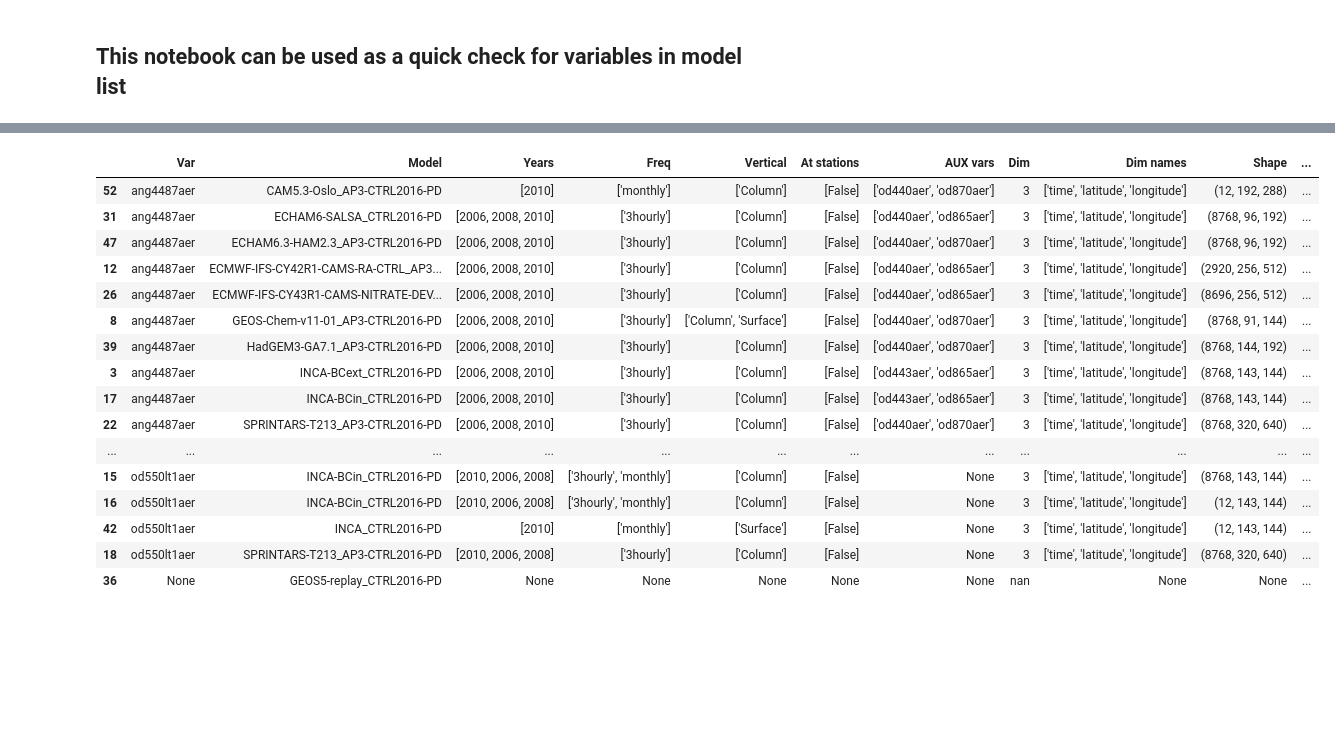
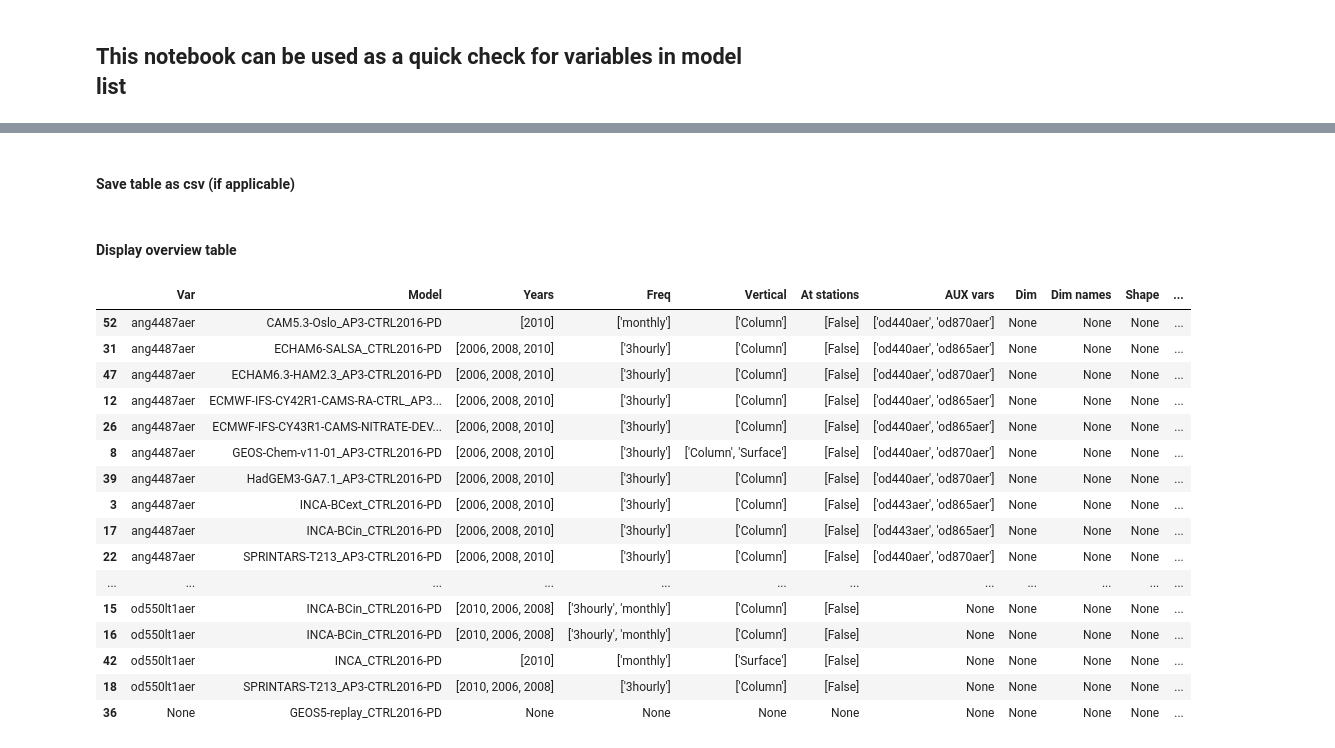
Before and after one commit to metno/pyaerocom-synthesis, a Jupyter notebook: model_var_overview.ipynb, the cells around one changed output, grey strips where cells are left out. Cells and saved outputs as stored; diff of their text form; code cells hidden in the pictures; blank space fills up the shorter version.

Commit message:
Moved python helper modules (.py files) into new helpers subdir; updated overview notebook

```diff
--- a/model_var_overview.ipynb
+++ b/model_var_overview.ipynb
@@ -19,0 +20,2 @@ MODEL_DIR
+# %%
+QUICKMODE = True
@@ -20,4 +36,5 @@ MODEL_DIR
 # %%
+models = get_model_ids()
 models
 # %% [output]
 ['INCA-BCext_CTRL2016-PD',
@@ -45,7 +64,7 @@ VARS = ['ang4487aer', 'od550aer', 'od550lt1aer', 'ec*', 'scatc*', 'absc*', 'ssa*
 # %%
 df = pya.utils.create_varinfo_table(model_ids=models,
                                     vars_or_var_patterns=VARS,
-                                    read_data=True,
+                                    read_data=not QUICKMODE,
                                     sort_by_cols=['Var', 'Model'])
 # %% [output]
 At model: INCA-BCext_CTRL2016-PD (0 of 18)
@@ -54,0 +89,2 @@ At model: ECMWF-IFS-CY42R1-CAMS-RA-CTRL_AP3-CTRL2016-PD (3 of 18)
+# %% [markdown]
+#### Save table as csv (if applicable)
@@ -55,21 +94,23 @@ At model: ECMWF-IFS-CY42R1-CAMS-RA-CTRL_AP3-CTRL2016-PD (3 of 18)
+# %% [markdown]
+#### Display overview table
 # %%
-df.to_csv('output/model_var_overview.csv')
-df.style.apply(highlight_row, axis=None)
+from helpers.pandas import _dataframe_highlight_4d_no_altitude_dim
+df.style.apply(_dataframe_highlight_4d_no_altitude_dim, axis=None)
 # %% [output]
 |  | Var | Model | Years | Freq | Vertical | At stations | AUX vars | Dim | Dim names | Shape | ... |
-| 52 | ang4487aer | CAM5.3-Oslo_AP3-CTRL2016-PD | [2010] | ['monthly'] | ['Column'] | [False] | ['od440aer', 'od870aer'] | 3 | ['time', 'latitude', 'longitude'] | (12, 192, 288) | ... |
-| 31 | ang4487aer | ECHAM6-SALSA_CTRL2016-PD | [2006, 2008, 2010] | ['3hourly'] | ['Column'] | [False] | ['od440aer', 'od865aer'] | 3 | ['time', 'latitude', 'longitude'] | (8768, 96, 192) | ... |
-| 47 | ang4487aer | ECHAM6.3-HAM2.3_AP3-CTRL2016-PD | [2006, 2008, 2010] | ['3hourly'] | ['Column'] | [False] | ['od440aer', 'od870aer'] | 3 | ['time', 'latitude', 'longitude'] | (8768, 96, 192) | ... |
-| 12 | ang4487aer | ECMWF-IFS-CY42R1-CAMS-RA-CTRL_AP3... | [2006, 2008, 2010] | ['3hourly'] | ['Column'] | [False] | ['od440aer', 'od865aer'] | 3 | ['time', 'latitude', 'longitude'] | (2920, 256, 512) | ... |
-| 26 | ang4487aer | ECMWF-IFS-CY43R1-CAMS-NITRATE-DEV... | [2006, 2008, 2010] | ['3hourly'] | ['Column'] | [False] | ['od440aer', 'od865aer'] | 3 | ['time', 'latitude', 'longitude'] | (8696, 256, 512) | ... |
-| 8 | ang4487aer | GEOS-Chem-v11-01_AP3-CTRL2016-PD | [2006, 2008, 2010] | ['3hourly'] | ['Column', 'Surface'] | [False] | ['od440aer', 'od870aer'] | 3 | ['time', 'latitude', 'longitude'] | (8768, 91, 144) | ... |
-| 39 | ang4487aer | HadGEM3-GA7.1_AP3-CTRL2016-PD | [2006, 2008, 2010] | ['3hourly'] | ['Column'] | [False] | ['od440aer', 'od870aer'] | 3 | ['time', 'latitude', 'longitude'] | (8768, 144, 192) | ... |
-| 3 | ang4487aer | INCA-BCext_CTRL2016-PD | [2006, 2008, 2010] | ['3hourly'] | ['Column'] | [False] | ['od443aer', 'od865aer'] | 3 | ['time', 'latitude', 'longitude'] | (8768, 143, 144) | ... |
-| 17 | ang4487aer | INCA-BCin_CTRL2016-PD | [2006, 2008, 2010] | ['3hourly'] | ['Column'] | [False] | ['od443aer', 'od865aer'] | 3 | ['time', 'latitude', 'longitude'] | (8768, 143, 144) | ... |
-| 22 | ang4487aer | SPRINTARS-T213_AP3-CTRL2016-PD | [2006, 2008, 2010] | ['3hourly'] | ['Column'] | [False] | ['od440aer', 'od870aer'] | 3 | ['time', 'latitude', 'longitude'] | (8768, 320, 640) | ... |
+| 52 | ang4487aer | CAM5.3-Oslo_AP3-CTRL2016-PD | [2010] | ['monthly'] | ['Column'] | [False] | ['od440aer', 'od870aer'] | None | None | None | ... |
+| 31 | ang4487aer | ECHAM6-SALSA_CTRL2016-PD | [2006, 2008, 2010] | ['3hourly'] | ['Column'] | [False] | ['od440aer', 'od865aer'] | None | None | None | ... |
+| 47 | ang4487aer | ECHAM6.3-HAM2.3_AP3-CTRL2016-PD | [2006, 2008, 2010] | ['3hourly'] | ['Column'] | [False] | ['od440aer', 'od870aer'] | None | None | None | ... |
+| 12 | ang4487aer | ECMWF-IFS-CY42R1-CAMS-RA-CTRL_AP3... | [2006, 2008, 2010] | ['3hourly'] | ['Column'] | [False] | ['od440aer', 'od865aer'] | None | None | None | ... |
+| 26 | ang4487aer | ECMWF-IFS-CY43R1-CAMS-NITRATE-DEV... | [2006, 2008, 2010] | ['3hourly'] | ['Column'] | [False] | ['od440aer', 'od865aer'] | None | None | None | ... |
+| 8 | ang4487aer | GEOS-Chem-v11-01_AP3-CTRL2016-PD | [2006, 2008, 2010] | ['3hourly'] | ['Column', 'Surface'] | [False] | ['od440aer', 'od870aer'] | None | None | None | ... |
+| 39 | ang4487aer | HadGEM3-GA7.1_AP3-CTRL2016-PD | [2006, 2008, 2010] | ['3hourly'] | ['Column'] | [False] | ['od440aer', 'od870aer'] | None | None | None | ... |
+| 3 | ang4487aer | INCA-BCext_CTRL2016-PD | [2006, 2008, 2010] | ['3hourly'] | ['Column'] | [False] | ['od443aer', 'od865aer'] | None | None | None | ... |
+| 17 | ang4487aer | INCA-BCin_CTRL2016-PD | [2006, 2008, 2010] | ['3hourly'] | ['Column'] | [False] | ['od443aer', 'od865aer'] | None | None | None | ... |
+| 22 | ang4487aer | SPRINTARS-T213_AP3-CTRL2016-PD | [2006, 2008, 2010] | ['3hourly'] | ['Column'] | [False] | ['od440aer', 'od870aer'] | None | None | None | ... |
 | ... | ... | ... | ... | ... | ... | ... | ... | ... | ... | ... | ... |
-| 15 | od550lt1aer | INCA-BCin_CTRL2016-PD | [2010, 2006, 2008] | ['3hourly', 'monthly'] | ['Column'] | [False] | None | 3 | ['time', 'latitude', 'longitude'] | (8768, 143, 144) | ... |
-| 16 | od550lt1aer | INCA-BCin_CTRL2016-PD | [2010, 2006, 2008] | ['3hourly', 'monthly'] | ['Column'] | [False] | None | 3 | ['time', 'latitude', 'longitude'] | (12, 143, 144) | ... |
-| 42 | od550lt1aer | INCA_CTRL2016-PD | [2010] | ['monthly'] | ['Surface'] | [False] | None | 3 | ['time', 'latitude', 'longitude'] | (12, 143, 144) | ... |
-| 18 | od550lt1aer | SPRINTARS-T213_AP3-CTRL2016-PD | [2010, 2006, 2008] | ['3hourly'] | ['Column'] | [False] | None | 3 | ['time', 'latitude', 'longitude'] | (8768, 320, 640) | ... |
-| 36 | None | GEOS5-replay_CTRL2016-PD | None | None | None | None | None | nan | None | None | ... |
+| 15 | od550lt1aer | INCA-BCin_CTRL2016-PD | [2010, 2006, 2008] | ['3hourly', 'monthly'] | ['Column'] | [False] | None | None | None | None | ... |
+| 16 | od550lt1aer | INCA-BCin_CTRL2016-PD | [2010, 2006, 2008] | ['3hourly', 'monthly'] | ['Column'] | [False] | None | None | None | None | ... |
+| 42 | od550lt1aer | INCA_CTRL2016-PD | [2010] | ['monthly'] | ['Surface'] | [False] | None | None | None | None | ... |
+| 18 | od550lt1aer | SPRINTARS-T213_AP3-CTRL2016-PD | [2010, 2006, 2008] | ['3hourly'] | ['Column'] | [False] | None | None | None | None | ... |
+| 36 | None | GEOS5-replay_CTRL2016-PD | None | None | None | None | None | None | None | None | ... |
```
Also changed, not shown: parts of 12 cells of this notebook, 4 other files.
